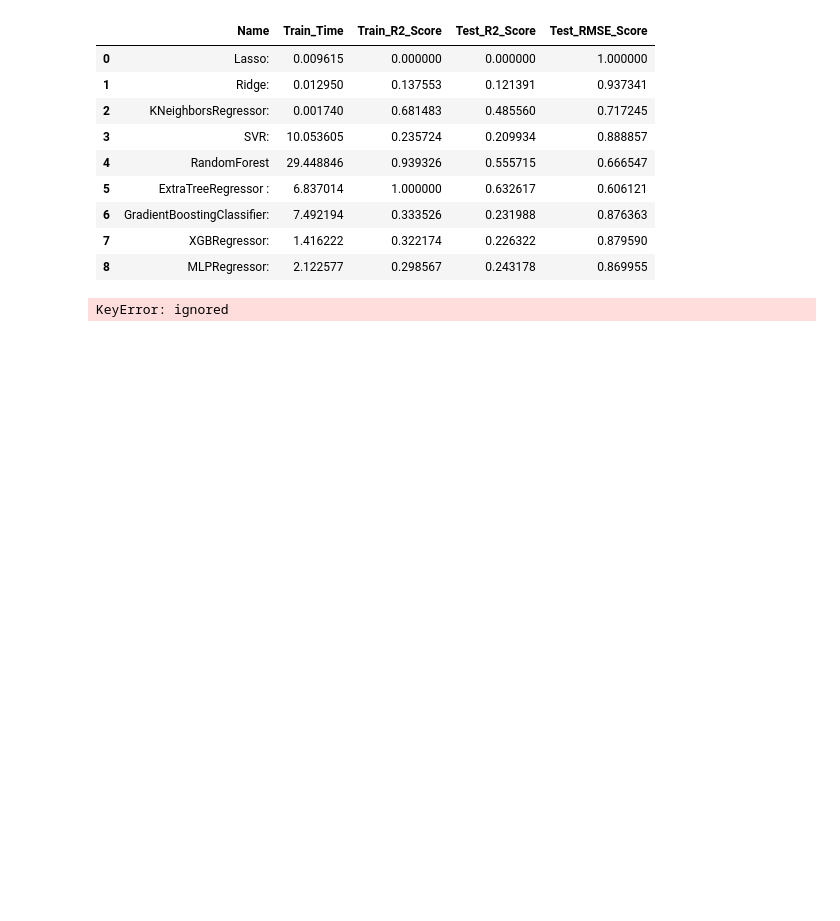
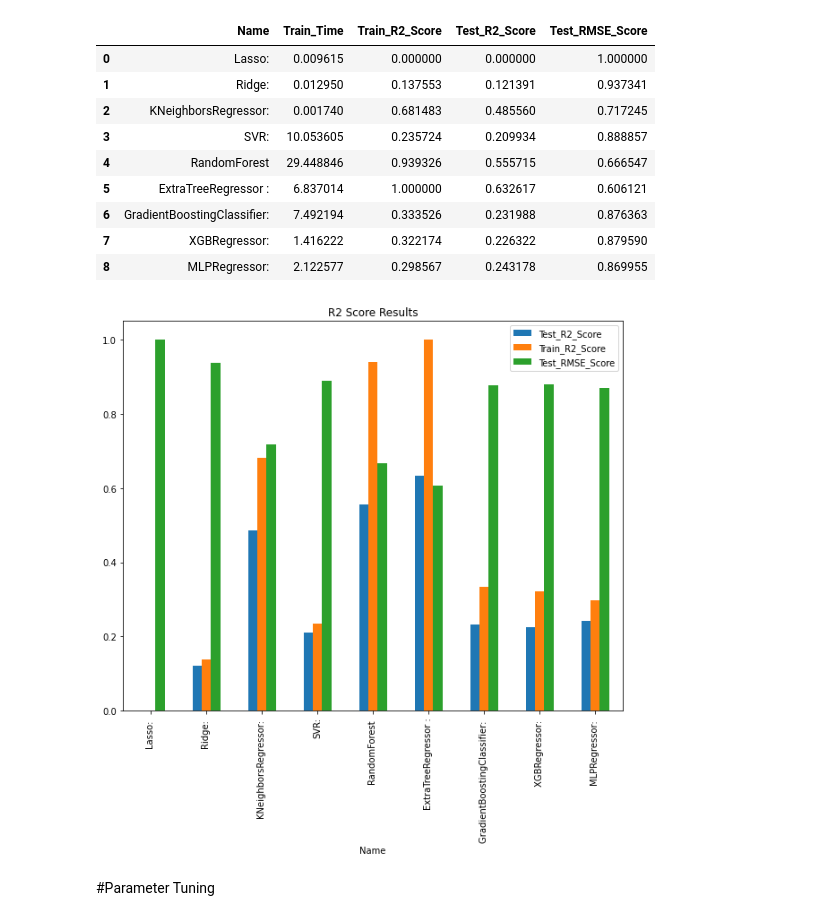
Before and after one commit to pritesh2292/Appliance-Energy-Prediction, a Jupyter notebook: Appliance_Energy_Prediction.ipynb, the cells around one changed output. Cells and saved outputs as stored; diff of their text form; code cells hidden in the pictures; blank space fills up the shorter version.

```diff
--- a/Appliance_Energy_Prediction.ipynb
+++ b/Appliance_Energy_Prediction.ipynb
@@ -500,6 +500,8 @@ df
 | 7 | XGBRegressor: | 1.416222 | 0.322174 | 0.226322 | 0.879590 |
 | 8 | MLPRegressor: | 2.122577 | 0.298567 | 0.243178 | 0.869955 |
 # %%
-df.plot(x="Name", y=['Test_R2_Scor' , 'Train_R2_Score' , 'Test_RMSE_Score'], kind="bar" , title = 'R2 Score Results' , figsize= (10,8)) ;
+df.plot(x="Name", y=['Test_R2_Score' , 'Train_R2_Score' , 'Test_RMSE_Score'], kind="bar" , title = 'R2 Score Results' , figsize= (10,8)) ;
 # %% [output]
-KeyError: ignored
+[figure, added]
+# %% [markdown]
+#Parameter Tuning
```
Also changed, not shown: parts of 14 cells of this notebook.
